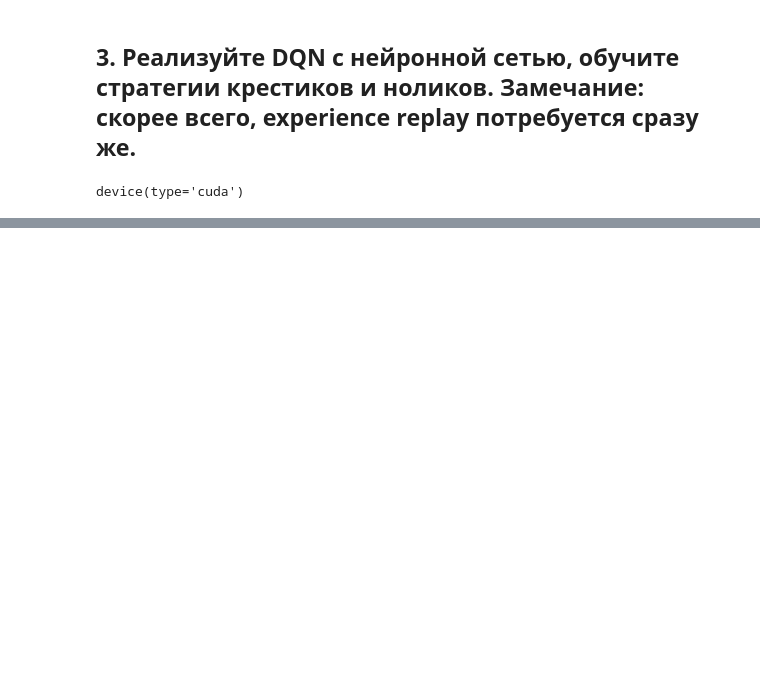
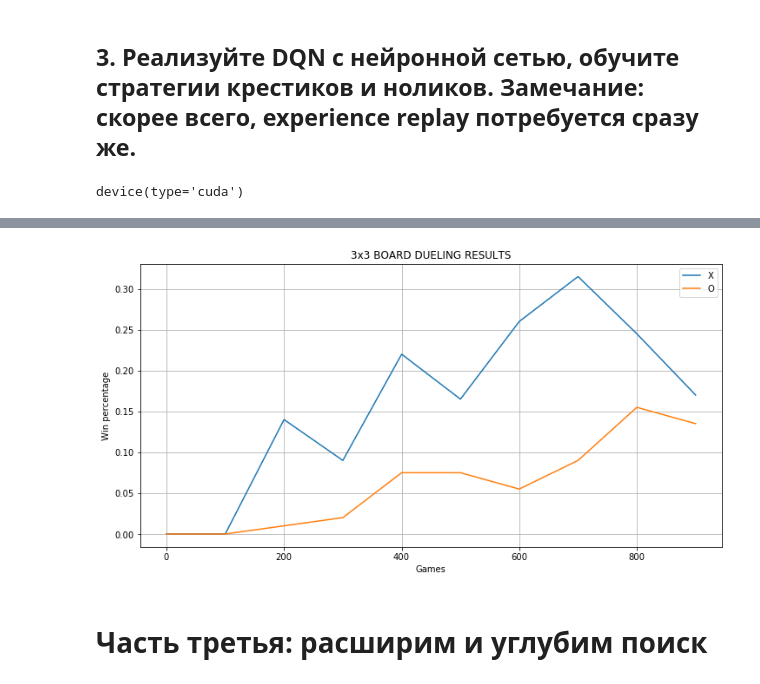
Before and after one commit to MikhailSam/made, a Jupyter notebook: RL/RL_HW2_TicTacToe.ipynb, the cells around one changed output, grey strips where cells are left out. Drawn from its saved outputs; the diff is of its cells as text; code cells hidden in the pictures; blank space fills up the shorter version.

```diff
--- a/RL/RL_HW2_TicTacToe.ipynb
+++ b/RL/RL_HW2_TicTacToe.ipynb
@@ -648,0 +698,36 @@ plt.show()
+# %%
+LR = 1e-6
+criterion = F.l1_loss
+
+model1 = Dueling_DQN(3, 128, 9)
+optimizer1 = optim.Adam(model1.parameters(), lr=LR)
+agent1 = DQN_satrategy(model1, optimizer1, epsilon=0.5)
+
+model2 = Dueling_DQN(3, 128, 9)
+optimizer2 = optim.Adam(model2.parameters(), lr=LR)
+agent2 = DQN_satrategy(model2, optimizer2, epsilon=0.5)
+
+env = TicTacToe(n_rows=3, n_cols=3, n_win=3)
+steps, result_X, result_O = training(
+    env,
+    agent1,
+    agent2,
+    criterion,
+    episodes=1000,
+    batch_size=256,
+)
+# %%
+plt.figure(figsize=(12, 6))
+plt.plot(steps, result_X, label='X')
+plt.plot(steps, result_O, label='O')
+plt.xlabel("Games")
+plt.ylabel("Win percentage")
+plt.title("3x3 BOARD DUELING RESULTS")
+plt.grid(True)
+plt.legend()
+# plt.ylim((0,1.0))
+plt.show()
+# %% [output]
+[figure, added]
+# %% [markdown]
+# Часть третья: расширим и углубим поиск
```
Also changed, not shown: parts of 15 cells of this notebook.
